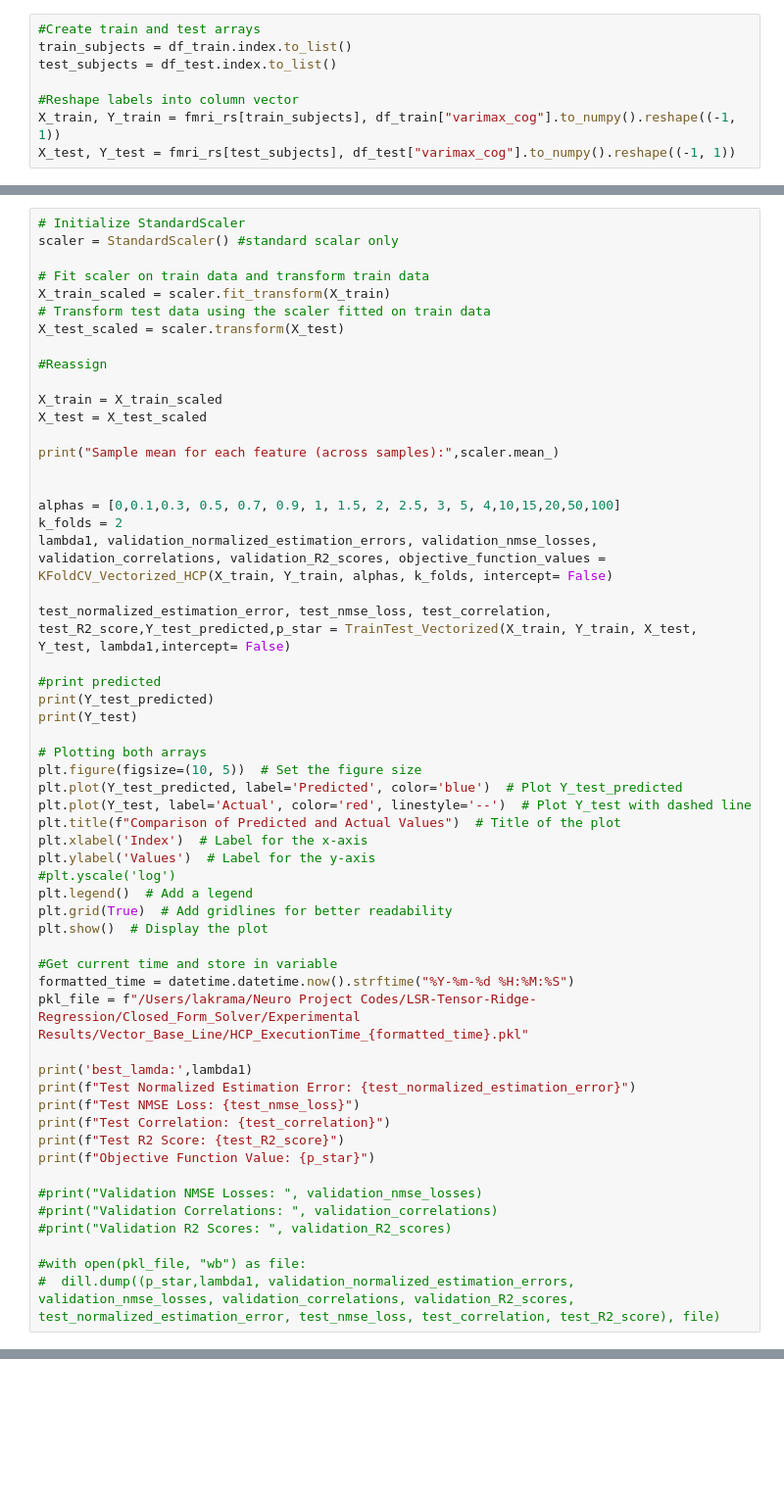
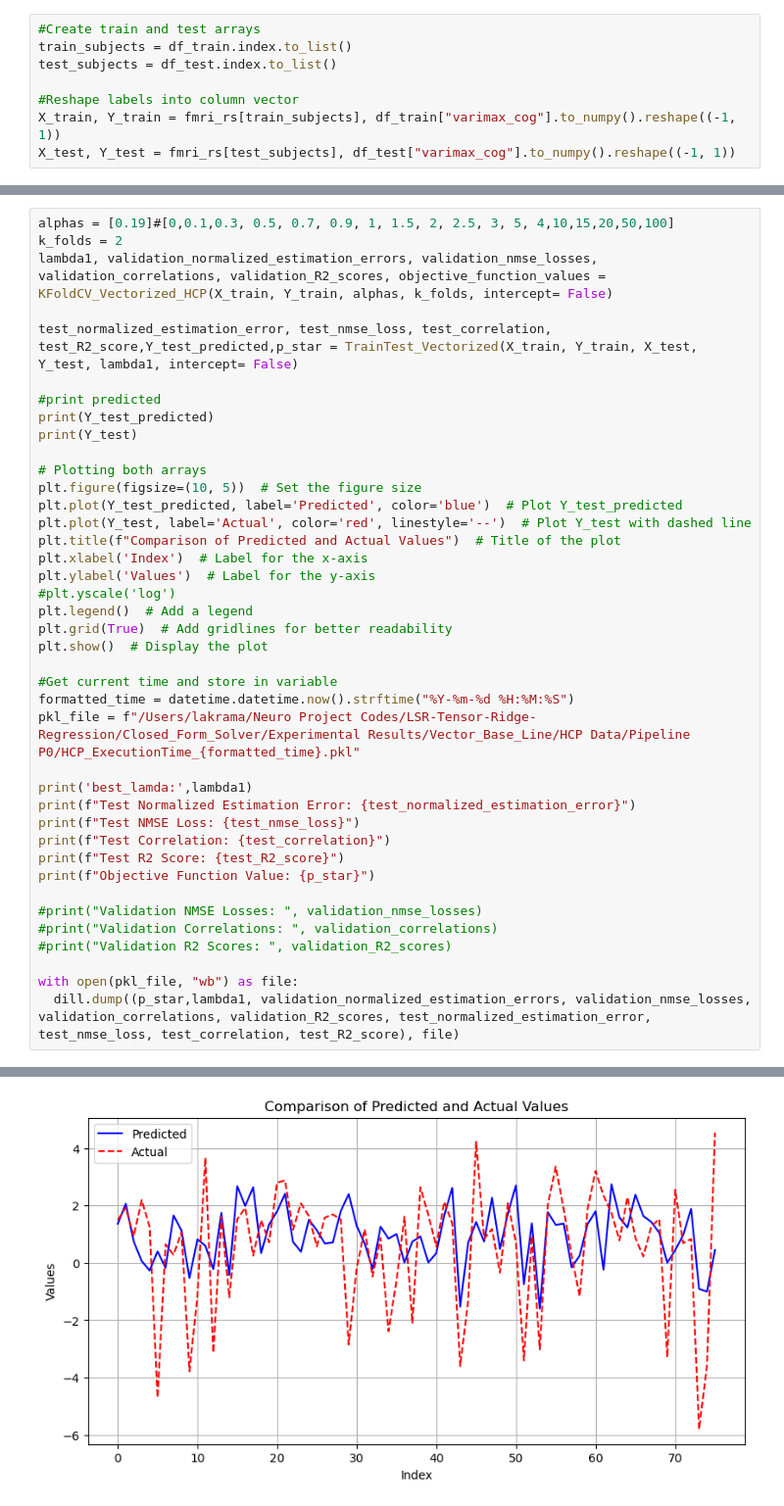
Before and after one commit to LaKrAmA95/LSR-Tensor-Ridge-Regression, a Jupyter notebook: Closed_Form_Solver/Jupyter Notebooks/Vector_HCP_Pipeline.ipynb, the cells around one changed output, grey strips where cells are left out. Shown at 98% size. Cells and saved outputs as stored; diff of their text form; blank space fills up the shorter version.

```diff
--- a/Closed_Form_Solver/Jupyter Notebooks/Vector_HCP_Pipeline.ipynb
+++ b/Closed_Form_Solver/Jupyter Notebooks/Vector_HCP_Pipeline.ipynb
@@ -80,25 +123,9 @@ X_test, Y_test = fmri_rs[test_subjects], df_test["varimax_cog"].to_numpy().resha
 # %%
-# Initialize StandardScaler
-scaler = StandardScaler() #standard scalar only
-
-# Fit scaler on train data and transform train data
-X_train_scaled = scaler.fit_transform(X_train)
-# Transform test data using the scaler fitted on train data
-X_test_scaled = scaler.transform(X_test)
-
-#Reassign
-
-X_train = X_train_scaled
-X_test = X_test_scaled
-
-print("Sample mean for each feature (across samples):",scaler.mean_)
-
-
-alphas = [0,0.1,0.3, 0.5, 0.7, 0.9, 1, 1.5, 2, 2.5, 3, 5, 4,10,15,20,50,100]
+alphas = [0.19]#[0,0.1,0.3, 0.5, 0.7, 0.9, 1, 1.5, 2, 2.5, 3, 5, 4,10,15,20,50,100]
 k_folds = 2
 lambda1, validation_normalized_estimation_errors, validation_nmse_losses, validation_correlations, validation_R2_scores, objective_function_values = KFoldCV_Vectorized_HCP(X_train, Y_train, alphas, k_folds, intercept= False)
 
-test_normalized_estimation_error, test_nmse_loss, test_correlation, test_R2_score,Y_test_predicted,p_star = TrainTest_Vectorized(X_train, Y_train, X_test, Y_test, lambda1,intercept= False)
+test_normalized_estimation_error, test_nmse_loss, test_correlation, test_R2_score,Y_test_predicted,p_star = TrainTest_Vectorized(X_train, Y_train, X_test, Y_test, lambda1, intercept= False)
 
 #print predicted
 print(Y_test_predicted)
@@ -118,7 +145,7 @@ plt.show()  # Display the plot
 
 #Get current time and store in variable
 formatted_time = datetime.datetime.now().strftime("%Y-%m-%d %H:%M:%S")
-pkl_file = f"/Users/lakrama/Neuro Project Codes/LSR-Tensor-Ridge-Regression/Closed_Form_Solver/Experimental Results/Vector_Base_Line/HCP_ExecutionTime_{formatted_time}.pkl"
+pkl_file = f"/Users/lakrama/Neuro Project Codes/LSR-Tensor-Ridge-Regression/Closed_Form_Solver/Experimental Results/Vector_Base_Line/HCP Data/Pipeline P0/HCP_ExecutionTime_{formatted_time}.pkl"
 
 print('best_lamda:',lambda1)
 print(f"Test Normalized Estimation Error: {test_normalized_estimation_error}")
@@ -131,6 +158,6 @@ print(f"Objective Function Value: {p_star}")
 #print("Validation Correlations: ", validation_correlations)
 #print("Validation R2 Scores: ", validation_R2_scores)
 
-#with open(pkl_file, "wb") as file:
-#  dill.dump((p_star,lambda1, validation_normalized_estimation_errors, validation_nmse_losses, validation_correlations, validation_R2_scores, test_normalized_estimation_error, test_nmse_loss, test_correlation, test_R2_score), file)
+with open(pkl_file, "wb") as file:
+  dill.dump((p_star,lambda1, validation_normalized_estimation_errors, validation_nmse_losses, validation_correlations, validation_R2_scores, test_normalized_estimation_error, test_nmse_loss, test_correlation, test_R2_score), file)
 # %% [output]
@@ -144,0 +181 @@ Fold = 0, Alpha = 1, NMSE: 1.5967902271808965, Correlation: 0.49288031399402504,
+[figure, added]
```
Also changed, not shown: parts of 7 cells of this notebook, 3 other files.
